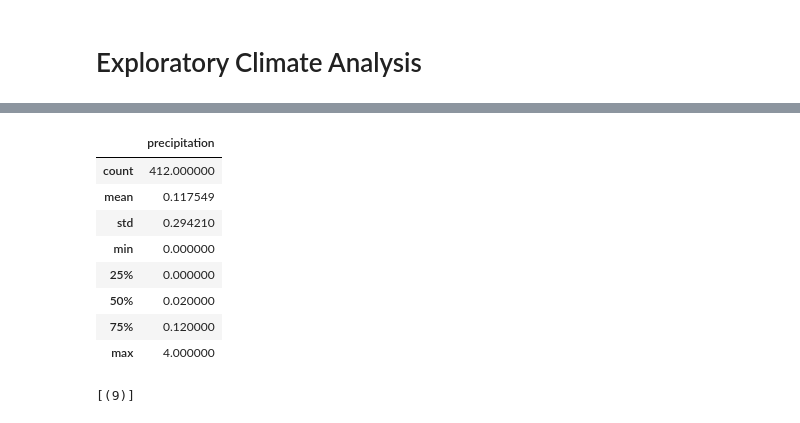
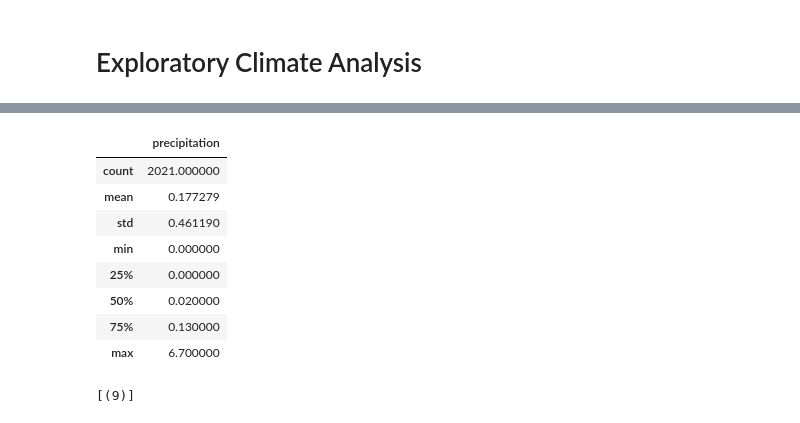
Before and after one commit to lringopayne/homework, a Jupyter notebook: Advanced Data Storage and Retrieval Homework/Instructions/climate_starter.ipynb, the cells around one changed output, grey strips where cells are left out. Saved outputs shown, nothing was run; the diff lists cells and outputs as text; code cells hidden in the pictures.

```diff
--- a/Advanced Data Storage and Retrieval Homework/Instructions/climate_starter.ipynb
+++ b/Advanced Data Storage and Retrieval Homework/Instructions/climate_starter.ipynb
@@ -40,15 +41,24 @@ session = Session(engine)
 # %%
 # Design a query to retrieve the last 12 months of precipitation data and plot the results
 
-# Calculate the date 1 year ago from today
+# Calculate the date 1 year ago from the last date
+lastdate = dt.date(2017,8,23) - dt.timedelta(days = 365)
+print(lastdate)
+
 
 # Perform a query to retrieve the data and precipitation scores
+precipquery = session.query(Measurement.date, Measurement.prcp).filter(Measurement.date >= lastdate).all()
+
 
 # Save the query results as a Pandas DataFrame and set the index to the date column
+df = pd.DataFrame(precipquery, columns = ["date","precipitation"])
 
+df.set_index(df["date"],inplace = True)
 # Sort the dataframe by date
-
+df.sort_values("date")
+df.head()
 # Use Pandas Plotting with Matplotlib to plot the data
+df.plot()
 
 # Rotate the xticks for the dates
 # %% [output]
@@ -57,14 +69,15 @@ session = Session(engine)
 # %%
 # Use Pandas to calcualte the summary statistics for the precipitation data
+df.describe()
 # %% [output]
 |  | precipitation |
-| count | 412.000000 |
-| mean | 0.117549 |
-| std | 0.294210 |
+| count | 2021.000000 |
+| mean | 0.177279 |
+| std | 0.461190 |
 | min | 0.000000 |
 | 25% | 0.000000 |
 | 50% | 0.020000 |
-| 75% | 0.120000 |
-| max | 4.000000 |
+| 75% | 0.130000 |
+| max | 6.700000 |
 # %%
 # How many stations are available in this dataset?
```
Also changed, not shown: parts of 19 cells of this notebook, 40 other files.
